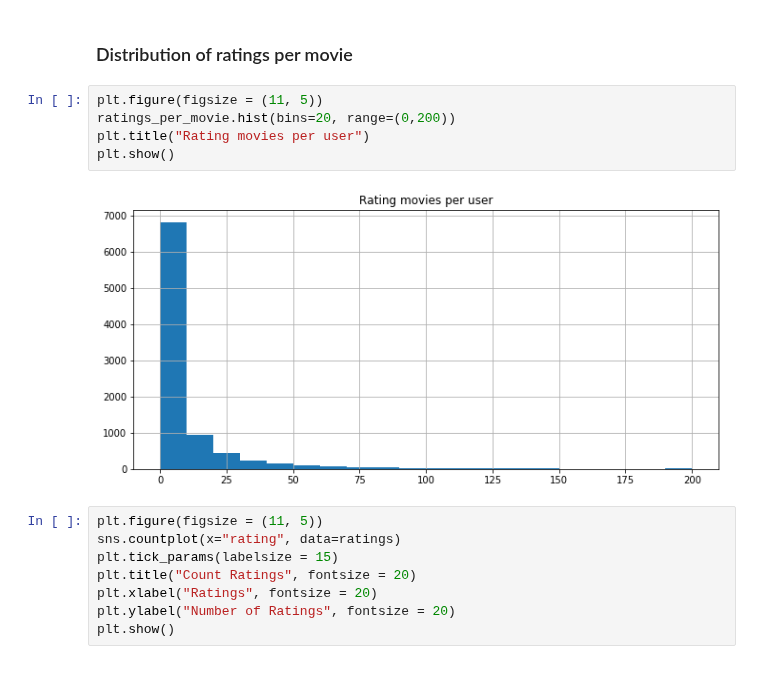
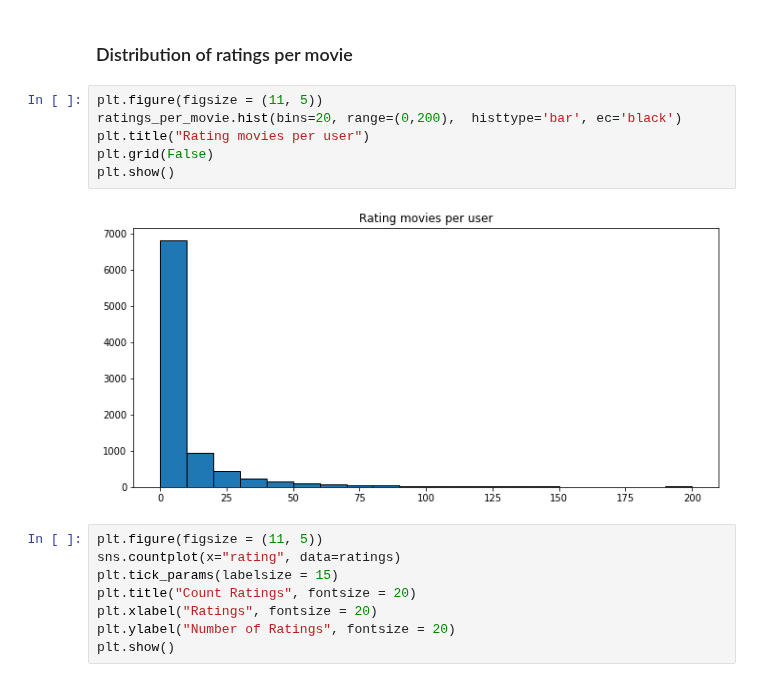
Before and after one commit to carlosgeovany/MachineLearning, a Jupyter notebook: RecommenderSystem.ipynb, the cells around one changed output. Saved outputs shown, nothing was run; the diff lists cells and outputs as text.

```diff
--- a/RecommenderSystem.ipynb
+++ b/RecommenderSystem.ipynb
@@ -142,11 +144,12 @@ statistics.mean(ratings_per_movie.tolist())
 ### Distribution of ratings per movie
 # %%
 plt.figure(figsize = (11, 5))
-ratings_per_movie.hist(bins=20, range=(0,200))
+ratings_per_movie.hist(bins=20, range=(0,200),  histtype='bar', ec='black')
 plt.title("Rating movies per user")
+plt.grid(False)
 plt.show()
 # %% [output]
-[figure, old version]
+[figure, new version]
 # %%
 plt.figure(figsize = (11, 5))
 sns.countplot(x="rating", data=ratings)
```
Also changed, not shown: parts of 11 cells of this notebook, 1 other file.
